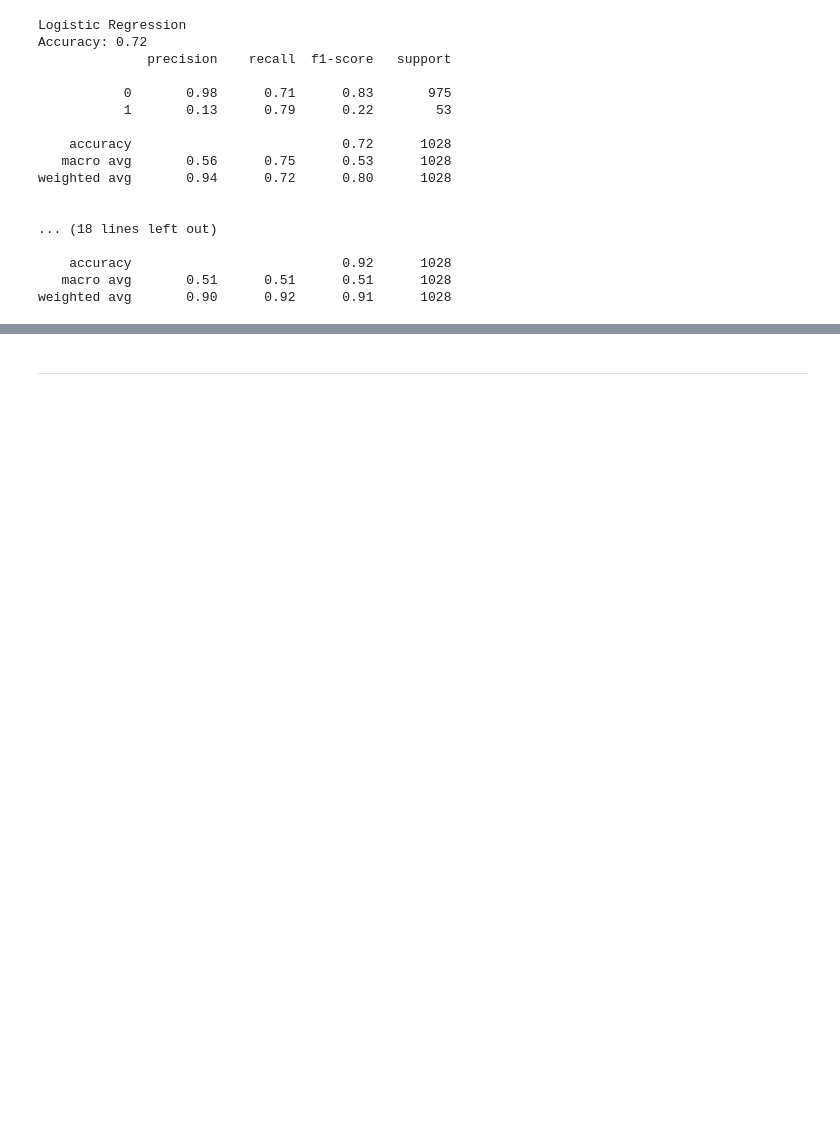
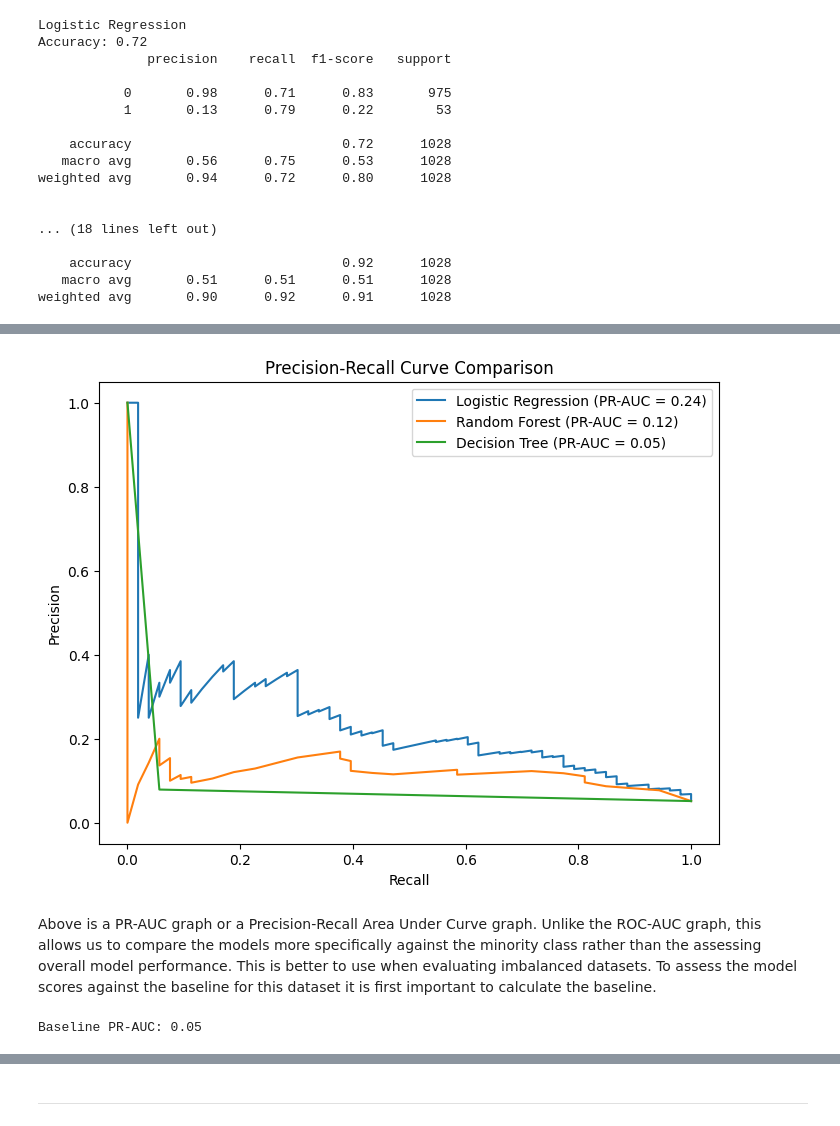
Before and after one commit to naqashb7/stroke_prediction_app, a Jupyter notebook: jupyter_notebooks/Modelling.ipynb, the cells around one changed output, grey strips where cells are left out. Cells and saved outputs as stored; diff of their text form; code cells hidden in the pictures; blank space fills up the shorter version.

```diff
--- a/jupyter_notebooks/Modelling.ipynb
+++ b/jupyter_notebooks/Modelling.ipynb
@@ -350,0 +419,23 @@ NameError: name 'y_pred' is not defined
+# %%
+plt.figure(figsize=(8, 6))
+
+for name, model in [("Logistic Regression", lr_model), ("Random Forest", rf_model), ("Decision Tree", dt_model)]:
+    y_prob = model.predict_proba(X_test)[:, 1]
+    precision, recall, _ = precision_recall_curve(y_test, y_prob)
+    pr_auc = average_precision_score(y_test, y_prob)
+    plt.plot(recall, precision, label=f"{name} (PR-AUC = {pr_auc:.2f})")
+
+plt.xlabel("Recall")
+plt.ylabel("Precision")
+plt.title("Precision-Recall Curve Comparison")
+plt.legend()
+plt.show()
+# %% [output]
+[figure, added]
+# %% [markdown]
+Above is a PR-AUC graph or a Precision-Recall Area Under Curve graph. Unlike the ROC-AUC graph, this allows us to compare the models more specifically against the minority class rather than the assessing overall model performance. This is better to use when evaluating imbalanced datasets. To assess the model scores against the baseline for this dataset it is first important to calculate the baseline.
+# %%
+baseline = y_test.sum() / len(y_test)
+print(f"Baseline PR-AUC: {baseline:.2f}")
+# %% [output]
+Baseline PR-AUC: 0.05
```
Also changed, not shown: parts of 13 cells of this notebook.
